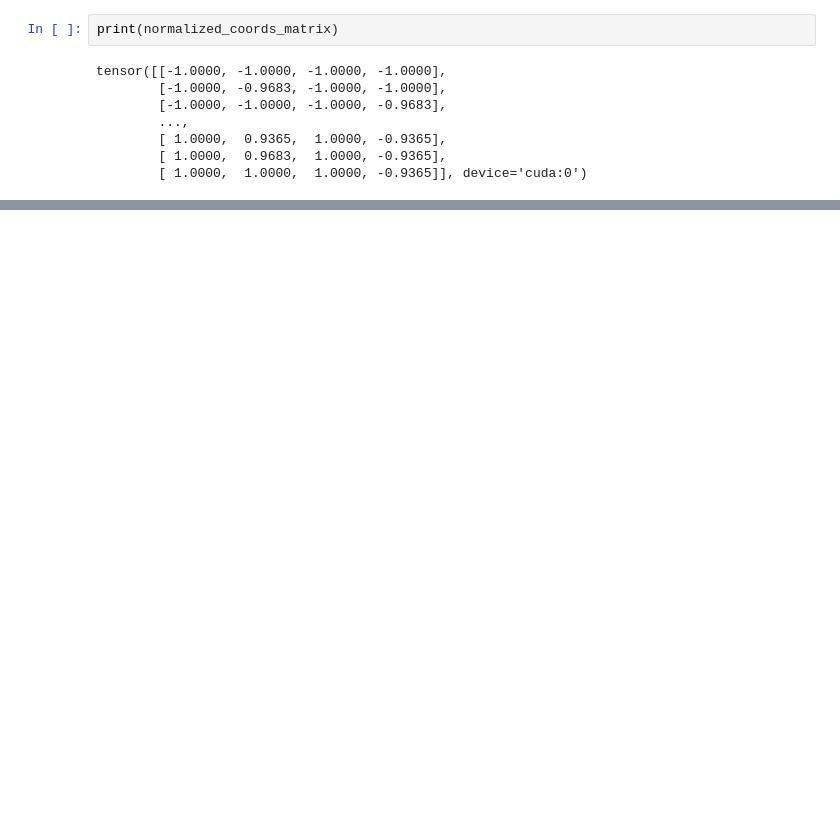
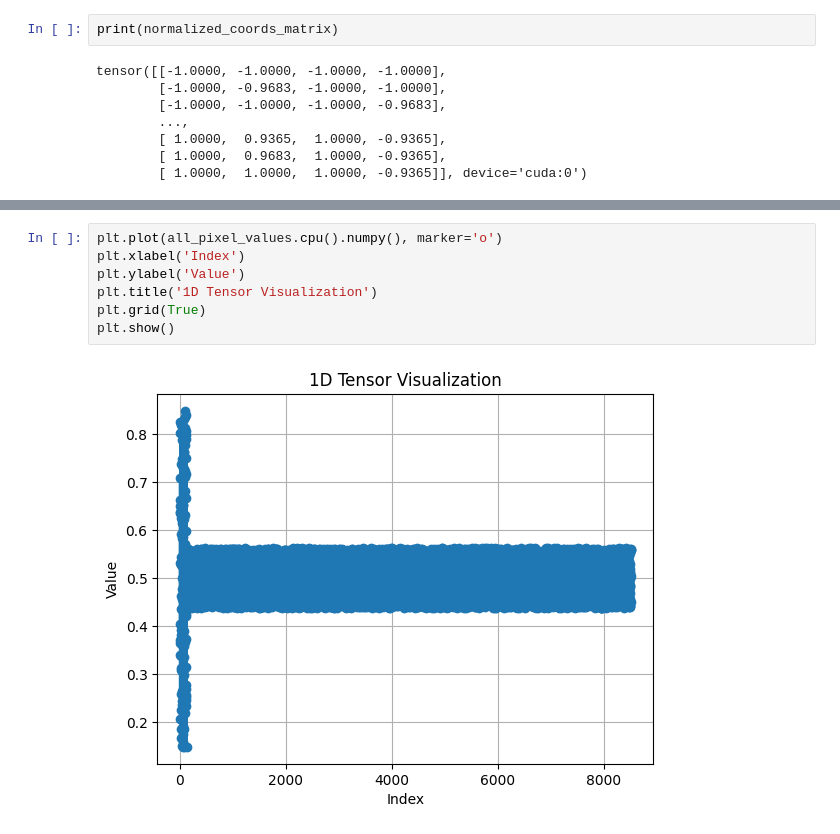
Before and after one commit to iuncus/CPPNsquared, a Jupyter notebook: CPPN_squared1.ipynb, the cells around one changed output, grey strips where cells are left out. Drawn from its saved outputs; the diff is of its cells as text; blank space fills up the shorter version.

```diff
--- a/CPPN_squared1.ipynb
+++ b/CPPN_squared1.ipynb
@@ -362,0 +463,9 @@ tensor([0.5225, 0.5219, 0.5222, 0.5217, 0.5220, 0.5215, 0.5218, 0.5213, 0.5216,
+# %%
+plt.plot(all_pixel_values.cpu().numpy(), marker='o')
+plt.xlabel('Index')
+plt.ylabel('Value')
+plt.title('1D Tensor Visualization')
+plt.grid(True)
+plt.show()
+# %% [output]
+[figure, added]
```
Also changed, not shown: parts of 12 cells of this notebook.
